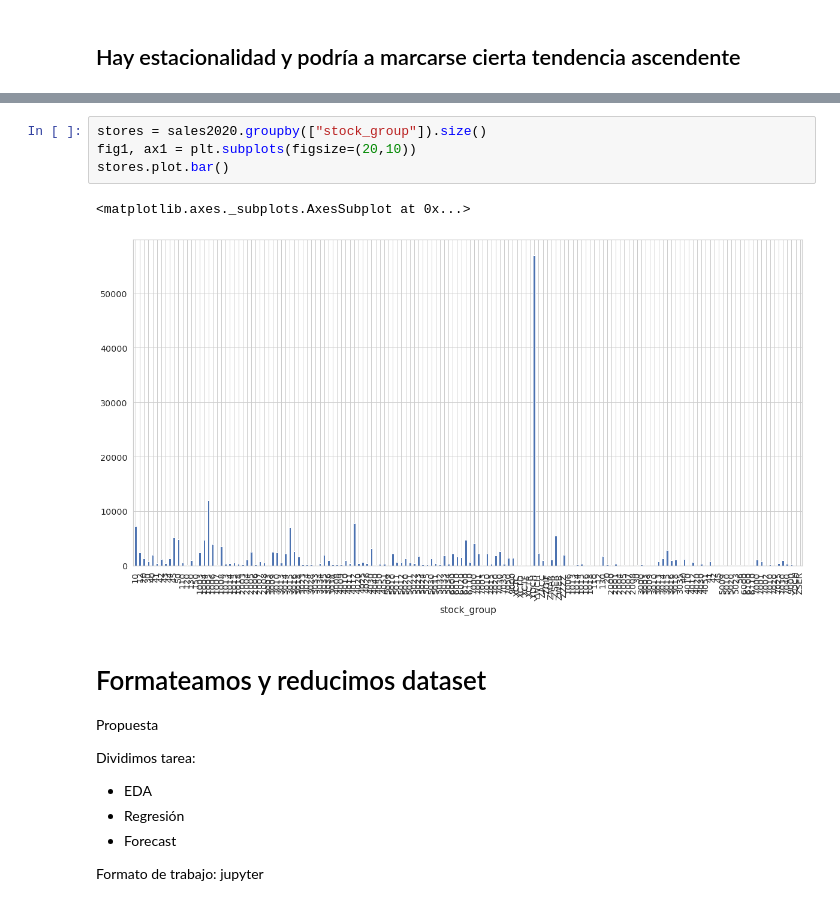
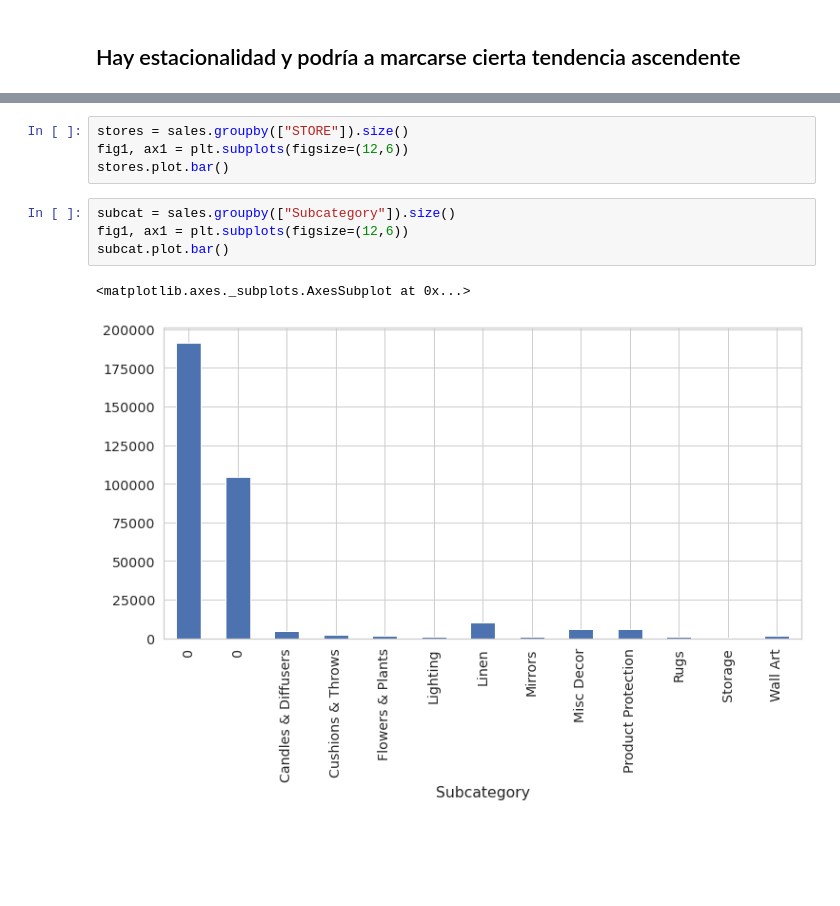
Before and after one commit to castillosebastian/research_tools, a Jupyter notebook: TPFinal_AnalisisyProyeccionVentas.ipynb, the cells around one changed output, grey strips where cells are left out. Drawn from its saved outputs; the diff is of its cells as text; blank space fills up the shorter version.

```diff
--- a/TPFinal_AnalisisyProyeccionVentas.ipynb
+++ b/TPFinal_AnalisisyProyeccionVentas.ipynb
@@ -186,18 +243,11 @@ sales2020.groupby('stock_group').size().reset_index(name='Count').sort_values(['
-# %%
-stores = sales2020.groupby(["stock_group"]).size()
-fig1, ax1 = plt.subplots(figsize=(20,10))
-stores.plot.bar()
-# %% [output]
-<matplotlib.axes._subplots.AxesSubplot at 0x...>
-[figure, removed]
-# %% [markdown]
-# Formateamos y reducimos dataset
-
-Propuesta
-
-Dividimos tarea:
-  - EDA
-  - Regresión
-  - Forecast
-
-Formato de trabajo: jupyter
+# %%
+stores = sales.groupby(["STORE"]).size()
+fig1, ax1 = plt.subplots(figsize=(12,6))
+stores.plot.bar()
+# %%
+subcat = sales.groupby(["Subcategory"]).size()
+fig1, ax1 = plt.subplots(figsize=(12,6))
+subcat.plot.bar()
+# %% [output]
+<matplotlib.axes._subplots.AxesSubplot at 0x...>
+[figure, added]
```
Also changed, not shown: parts of 141 cells of this notebook.
